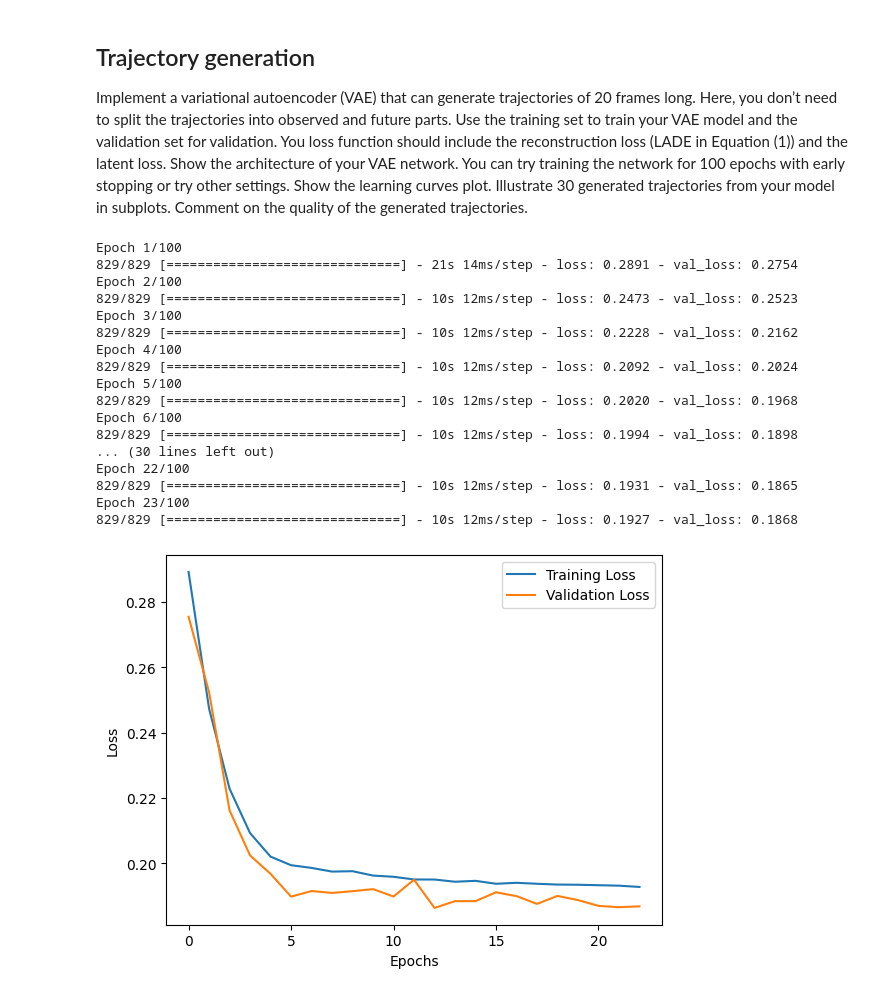
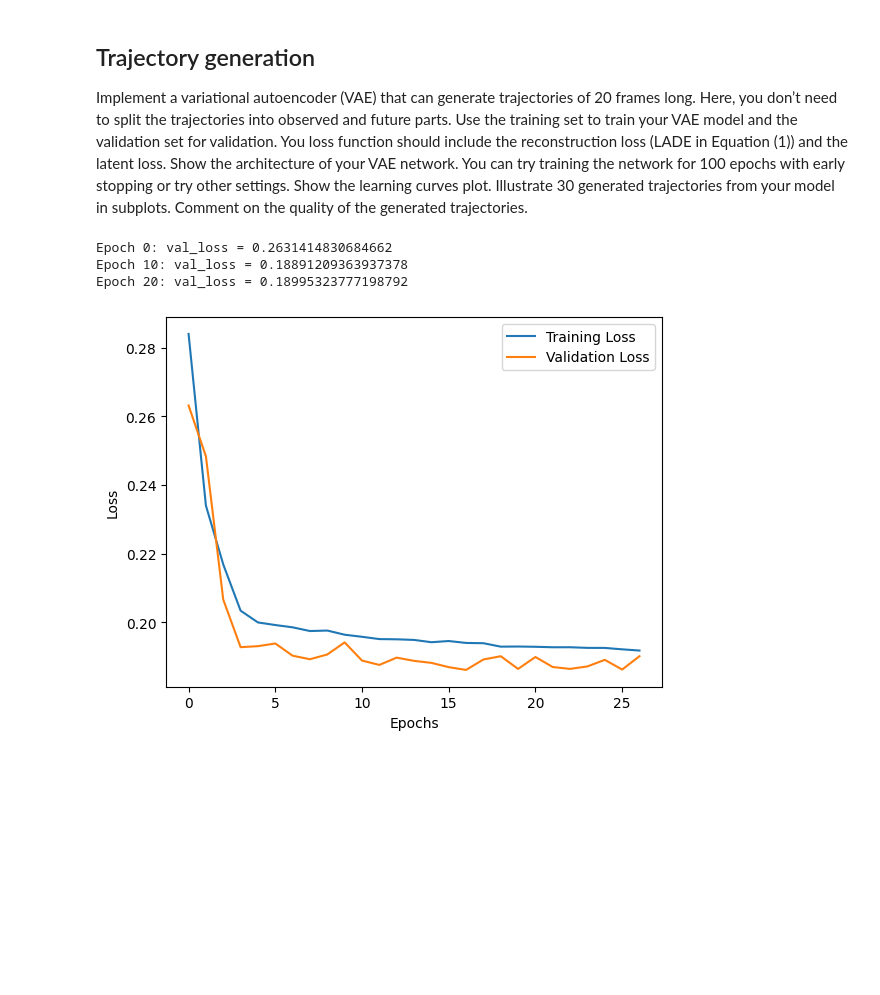
Before and after one commit to jiaminho/Human-Trajectory-Prediction-LSTM, a Jupyter notebook: Pedestrian_Trajectory_Prediction_LSTM.ipynb, the cells around one changed output. Saved outputs shown, nothing was run; the diff lists cells and outputs as text; code cells hidden in the pictures; blank space fills up the shorter version.

Commit message:
Updated epochs printing (every 10 epochs)

```diff
--- a/Pedestrian_Trajectory_Prediction_LSTM.ipynb
+++ b/Pedestrian_Trajectory_Prediction_LSTM.ipynb
@@ -206,3 +203,35 @@ Epoch 24/100
+# %%
+import tensorflow as tf
+from tensorflow.keras.models import Sequential
+from tensorflow.keras.layers import LSTM, Dense
+
+# Design the LSTM
+simple_model = Sequential([
+    LSTM(64, return_sequences=True, input_shape=(None, 2)),  # adjust the number of neurons if needed
+    LSTM(32),
+    Dense(2)  # To predict the x,y coordinates for the next timestep
+])
+
+# Compile the model
+simple_model.compile(optimizer='adam', loss=ADE)
+
+# Print every 10th epoch
+class PrintEvery10Epochs(tf.keras.callbacks.Callback):
+    def on_epoch_end(self, epoch, logs=None):
+        if epoch % 10 == 0:
+            print(f"Epoch {epoch}: val_loss = {logs['val_loss']}, loss = {logs['loss']}")
+
+# Early stopping callback
+early_stop_val_loss = tf.keras.callbacks.EarlyStopping(monitor='val_loss', patience=10)
+early_stop_loss = tf.keras.callbacks.EarlyStopping(monitor='loss', patience=10)
+
+# Add custom callback to the list
+callbacks=[PrintEvery10Epochs(), early_stop_val_loss, early_stop_loss]
+
+# Train the model
+history_simple_model = simple_model.fit(train_observed, train_future[:, 0, :],
+                                        validation_data=(val_observed, val_future[:, 0, :]),
+                                        epochs=100, callbacks=callbacks_list, batch_size=32, verbose=0)
 # %%
 simple_model.summary()  # Show the architecture
 # %% [output]
@@ -640,54 +615,44 @@ variational_encoder = tf.keras.Model(inputs=[encoder_inputs], outputs=[z_mean, z
 decoder_inputs = tf.keras.layers.Input(shape=(16))  # 16 is the size of the latent space
 x_decoded = tf.keras.layers.Dense(32, activation='relu')(decoder_inputs)
 x_decoded = tf.keras.layers.RepeatVector(20)(x_decoded)
 x_decoded = tf.keras.layers.LSTM(32, return_sequences=True)(x_decoded)
 x_decoded = tf.keras.layers.LSTM(64, return_sequences=True)(x_decoded)
 x_decoded_mean = tf.keras.layers.TimeDistributed(tf.keras.layers.Dense(2))(x_decoded)
 
 # Now join the encoder and decoder together to form our VAE
 _, _, codings = variational_encoder(encoder_inputs)
 reconstructions = tf.keras.Model(decoder_inputs, x_decoded_mean)(codings)
 variational_ae = tf.keras.Model(inputs=[encoder_inputs], outputs=[reconstructions])
 
 # Add the latent loss
 latent_loss = -0.5 * tf.reduce_sum(1 + z_log_var - tf.exp(z_log_var) - tf.square(z_mean), axis=-1)
 latent_loss = tf.reduce_mean(latent_loss) / 40  # 20 * 2 = 40, considering both time steps and features
 variational_ae.add_loss(latent_loss)
 
-# Compile and train the VAE
-variational_ae.compile(optimizer='adam', loss=ADE)
 # Early stopping
 early_stopping_cb = tf.keras.callbacks.EarlyStopping(monitor='val_loss', patience=10, restore_best_weights=True)
 
+# Add custom callback to the list
+callbacks_list = [early_stopping_cb, PrintEvery10Epochs()]
+
+# Compile and train the VAE
+variational_ae.compile(optimizer='adam', loss=ADE)
+
 # Train the model
-vae_history = variational_ae.fit(train_set, train_set, epochs=100, batch_size=32, validation_data=(val_set, val_set), callbacks=[early_stopping_cb])
+vae_history = variational_ae.fit(train_set, train_set, epochs=100, batch_size=32, validation_data=(val_set, val_set), callbacks=callbacks_list, verbose=0)
 
 # Plot training and validation loss
 plt.plot(vae_history.history['loss'], label='Training Loss')
 plt.plot(vae_history.history['val_loss'], label='Validation Loss')
 plt.xlabel('Epochs')
 plt.ylabel('Loss')
 plt.legend()
 plt.show()
 # %% [output]
-Epoch 1/100
-829/829 [==============================] - 21s 14ms/step - loss: 0.2891 - val_loss: 0.2754
-Epoch 2/100
-829/829 [==============================] - 10s 12ms/step - loss: 0.2473 - val_loss: 0.2523
-Epoch 3/100
-829/829 [==============================] - 10s 12ms/step - loss: 0.2228 - val_loss: 0.2162
-Epoch 4/100
-829/829 [==============================] - 10s 12ms/step - loss: 0.2092 - val_loss: 0.2024
-Epoch 5/100
-829/829 [==============================] - 10s 12ms/step - loss: 0.2020 - val_loss: 0.1968
-Epoch 6/100
-829/829 [==============================] - 10s 12ms/step - loss: 0.1994 - val_loss: 0.1898
-... (30 lines left out)
-Epoch 22/100
-829/829 [==============================] - 10s 12ms/step - loss: 0.1931 - val_loss: 0.1865
-Epoch 23/100
-829/829 [==============================] - 10s 12ms/step - loss: 0.1927 - val_loss: 0.1868
+Epoch 0: val_loss = 0.2631414830684662
+Epoch 10: val_loss = 0.18891209363937378
+Epoch 20: val_loss = 0.18995323777198792
-[figure, old version]
+[figure, new version]
 # %%
 # Generate new trajectories
 n_samples = 30
```
Also changed, not shown: parts of 20 cells of this notebook.
